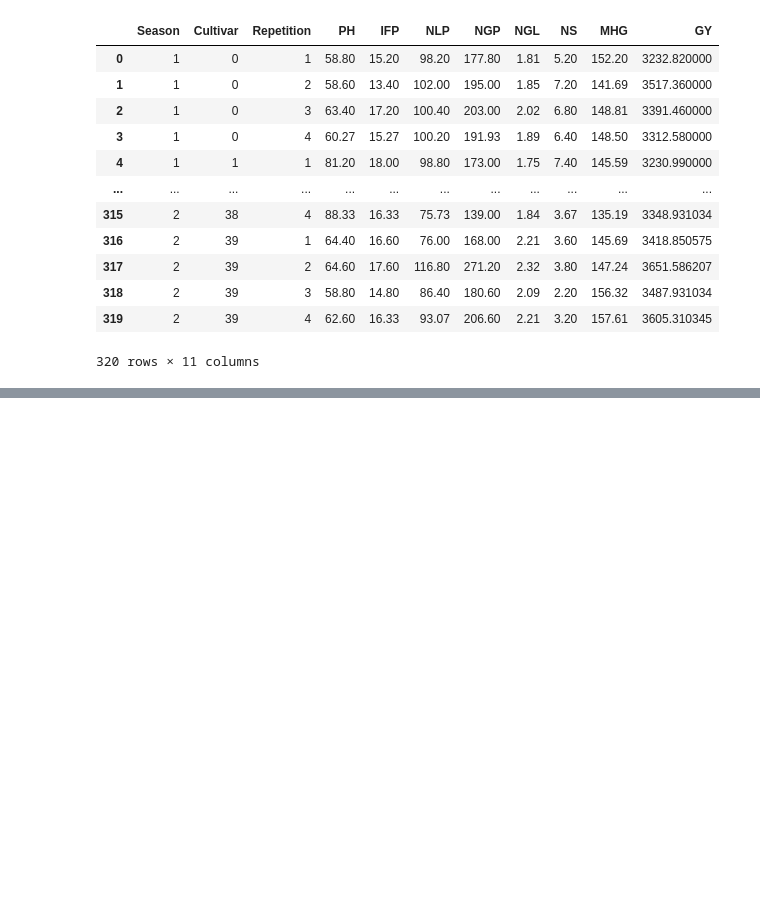
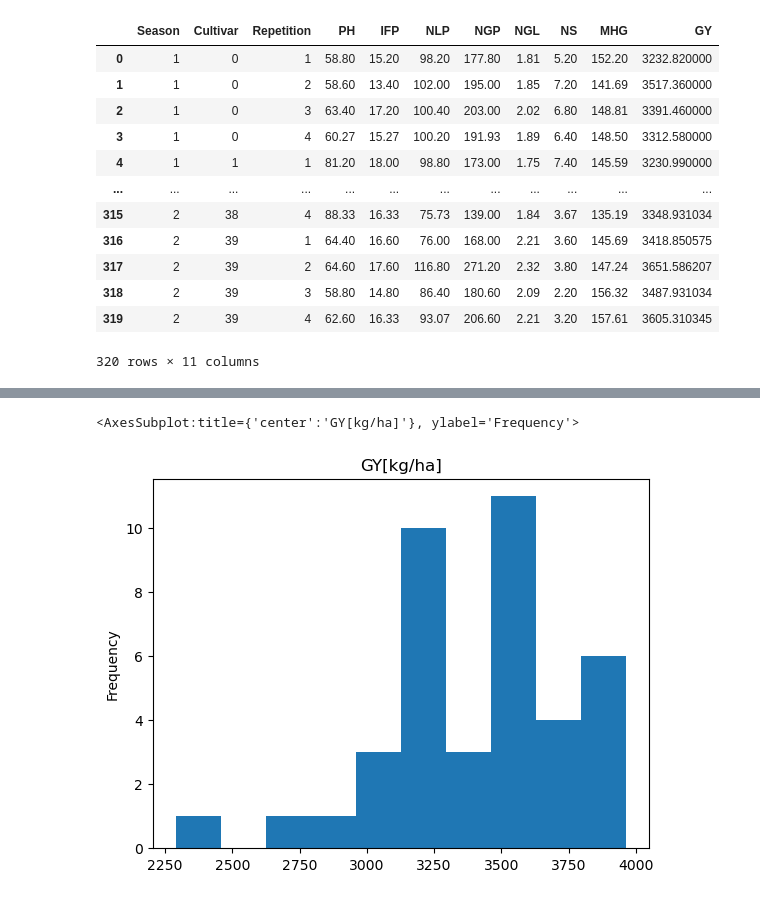
Before and after one commit to mateibotilca/Soybean-Predictions, a Jupyter notebook: main.ipynb, the cells around one changed output, grey strips where cells are left out. Drawn from its saved outputs; the diff is of its cells as text; code cells hidden in the pictures; blank space fills up the shorter version.

```diff
--- a/main.ipynb
+++ b/main.ipynb
@@ -102,0 +150,5 @@ df
+# %%
+df2['GY'].plot(kind='hist', title='GY[kg/ha]')
+# %% [output]
+<AxesSubplot:title={'center':'GY[kg/ha]'}, ylabel='Frequency'>
+[figure, added]
```
Also changed, not shown: parts of 6 cells of this notebook.
